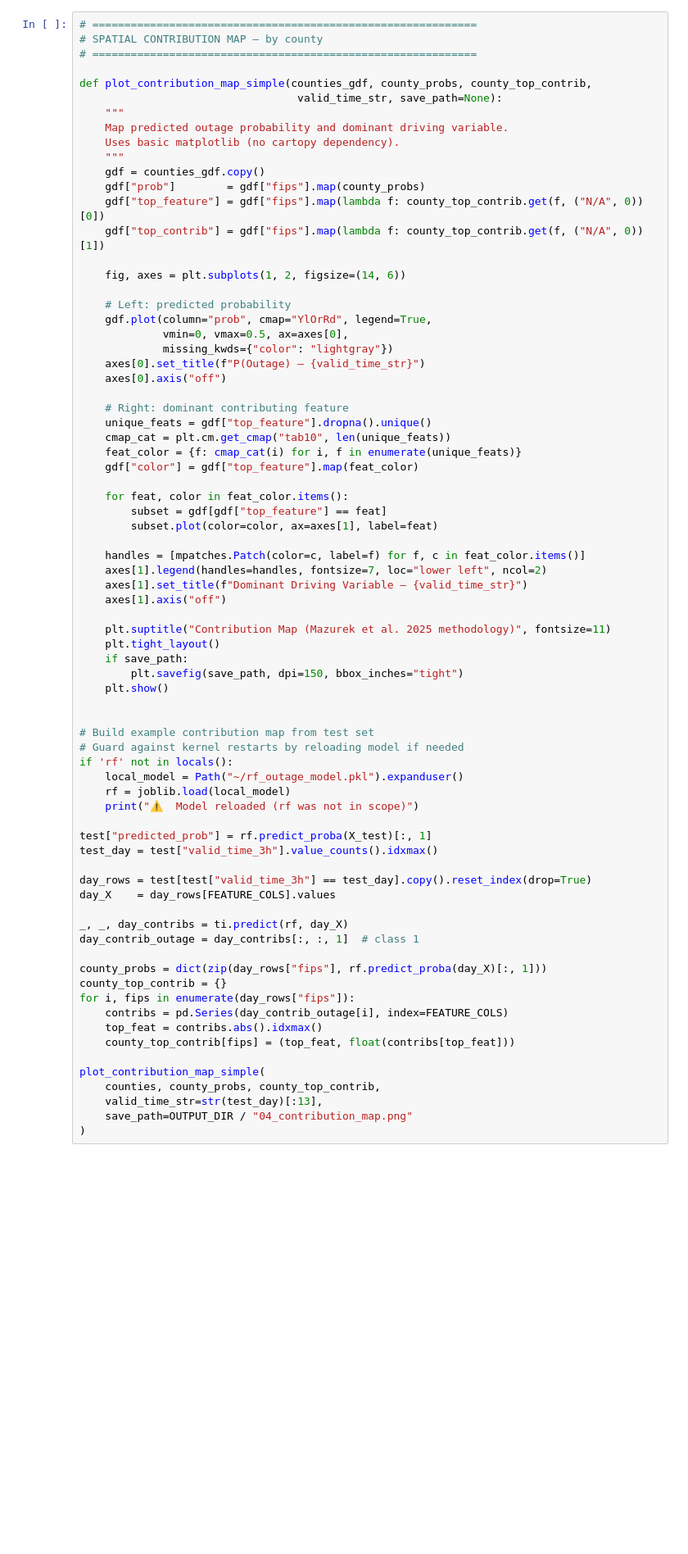
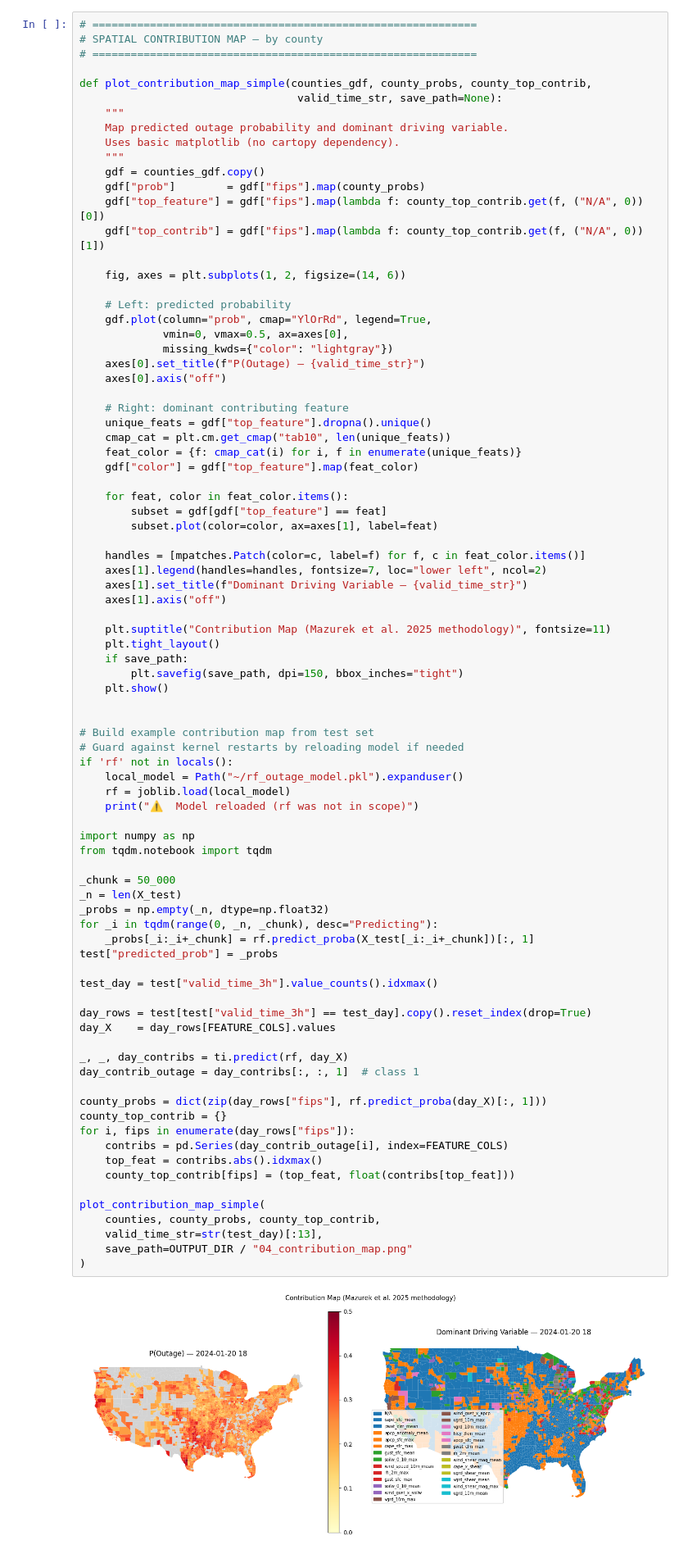
Before and after one commit to TOB23/Capstone2026, a Jupyter notebook: 04_interpretability.ipynb, the cells around one changed output. Shown at 82% size. Saved outputs shown, nothing was run; the diff lists cells and outputs as text; blank space fills up the shorter version.

```diff
--- a/04_interpretability.ipynb
+++ b/04_interpretability.ipynb
@@ -364,34 +428,45 @@ def plot_contribution_map_simple(counties_gdf, county_probs, county_top_contrib,
     plt.show()
 
 
 # Build example contribution map from test set
 # Guard against kernel restarts by reloading model if needed
 if 'rf' not in locals():
     local_model = Path("~/rf_outage_model.pkl").expanduser()
     rf = joblib.load(local_model)
     print("⚠️  Model reloaded (rf was not in scope)")
 
-test["predicted_prob"] = rf.predict_proba(X_test)[:, 1]
+import numpy as np
+from tqdm.notebook import tqdm
+
+_chunk = 50_000
+_n = len(X_test)
+_probs = np.empty(_n, dtype=np.float32)
+for _i in tqdm(range(0, _n, _chunk), desc="Predicting"):
+    _probs[_i:_i+_chunk] = rf.predict_proba(X_test[_i:_i+_chunk])[:, 1]
+test["predicted_prob"] = _probs
+
 test_day = test["valid_time_3h"].value_counts().idxmax()
 
 day_rows = test[test["valid_time_3h"] == test_day].copy().reset_index(drop=True)
 day_X    = day_rows[FEATURE_COLS].values
 
 _, _, day_contribs = ti.predict(rf, day_X)
 day_contrib_outage = day_contribs[:, :, 1]  # class 1
 
 county_probs = dict(zip(day_rows["fips"], rf.predict_proba(day_X)[:, 1]))
 county_top_contrib = {}
 for i, fips in enumerate(day_rows["fips"]):
     contribs = pd.Series(day_contrib_outage[i], index=FEATURE_COLS)
     top_feat = contribs.abs().idxmax()
     county_top_contrib[fips] = (top_feat, float(contribs[top_feat]))
 
 plot_contribution_map_simple(
     counties, county_probs, county_top_contrib,
     valid_time_str=str(test_day)[:13],
     save_path=OUTPUT_DIR / "04_contribution_map.png"
 )
+# %% [output]
+[figure, added]
 # %%
 # ============================================================
 # SUMMARY REPORT
```
Also changed, not shown: parts of 12 cells of this notebook, 1 other file.
